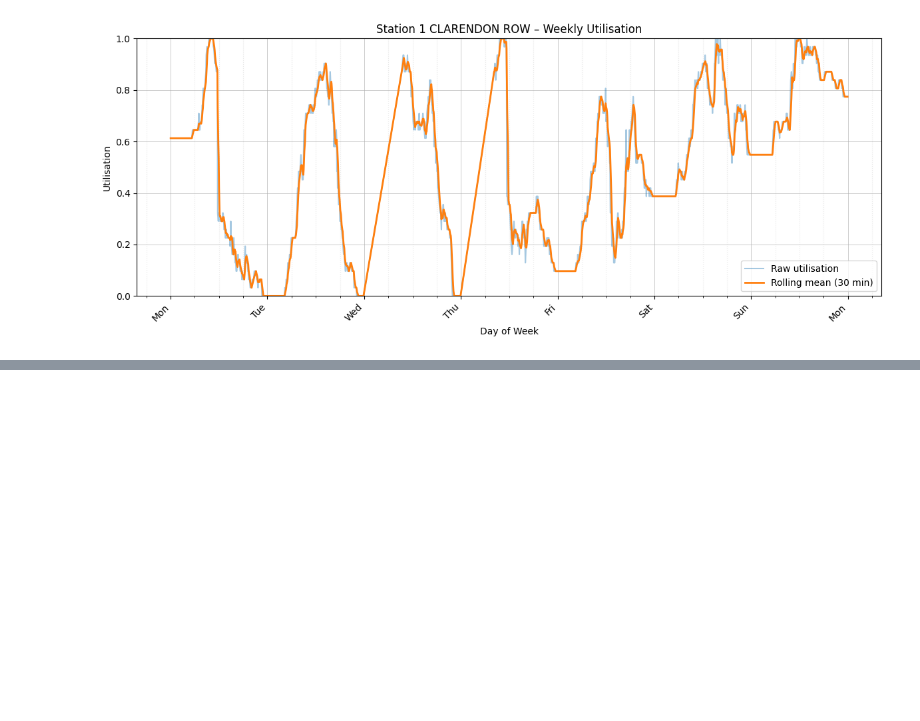
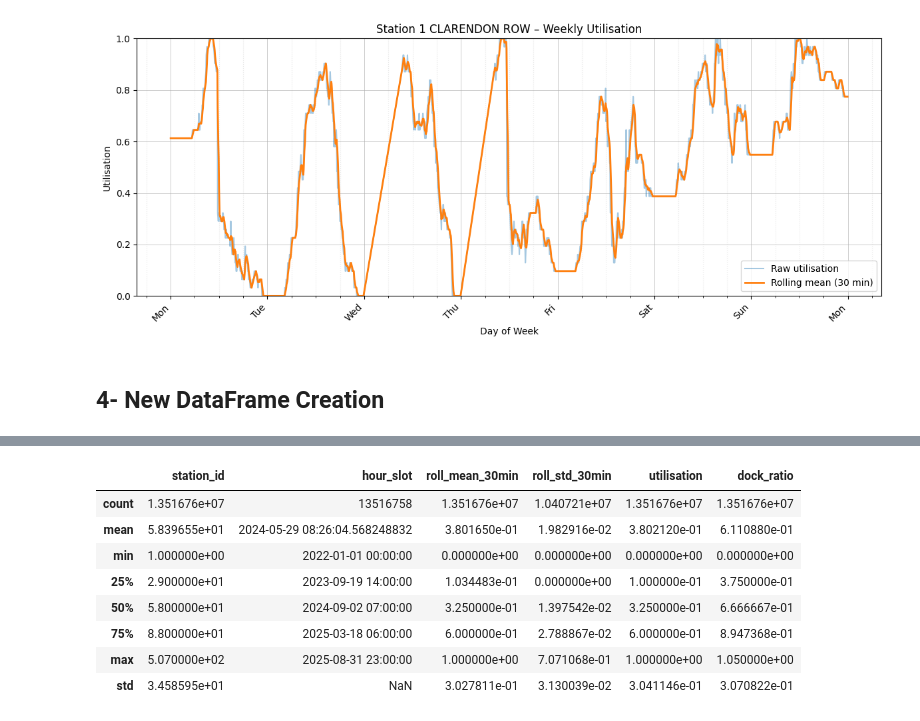
Before and after one commit to tbeliere12/dublin-bikes-availability-prediction, a Jupyter notebook: src/roll_mean.ipynb, the cells around one changed output, grey strips where cells are left out. Cells and saved outputs as stored; diff of their text form; code cells hidden in the pictures; blank space fills up the shorter version.

Commit message:
Feature Engineering DataFrame

```diff
--- a/src/roll_mean.ipynb
+++ b/src/roll_mean.ipynb
@@ -4,7 +4,7 @@
 import pandas as pd
 import matplotlib.pyplot as plt
 
-path = "../data/processed/dublin_bikes_all.csv"
+path = "../../data/processed/dublin_bikes_all.csv"
 df = pd.read_csv(path)
 
 df["last_reported"] = pd.to_datetime(df["last_reported"], errors="coerce")
@@ -47,12 +47,19 @@ df["utilisation"] = df["num_bikes_available"] / df["capacity"]
 df = df.sort_values(["station_id", "last_reported"]).set_index("last_reported")
 
 # Time-based rolling mean per station (drop station_id level to align)
-df["util_roll_30min"] = (
+rolling = (
+    df.groupby("station_id")["utilisation"]
+      .rolling("30min", min_periods=1)
+)
+df["roll_mean_30min"] = rolling.mean().reset_index(level=0, drop=True)
+df["roll_std_30min"]  = rolling.std().reset_index(level=0, drop=True)
+
+'''df["roll_mean_30min"] = (
     df.groupby("station_id")["utilisation"]
       .rolling("30min", min_periods=1)
       .mean()
       .reset_index(level=0, drop=True)   # <-- critical line
-)
+)'''
 
 # Restore last_reported as a column
 df = df.reset_index()
@@ -133,3 +140,33 @@ max                0 days 09:30:00
 Name: last_reported, dtype: object
 CLARENDON ROW
 [figure]
+# %% [markdown]
+## 4- New DataFrame Creation
+# %%
+# Dock ratio: ratio of docks available to capacity
+df["dock_ratio"] = df["num_docks_available"] / df["capacity"]
+
+# Hour slot: 0-23, where 0 is midnight and 23 is 11 PM
+df["hour_slot"] = df["last_reported"].dt.floor("h")
+
+# Days of week: 0-6, where 0 is Monday and 6 is Sunday
+df["days_of_week"] = df["last_reported"].dt.dayofweek
+df["is_weekend"] = df["days_of_week"] >= 5
+df["is_weekday"] = df["days_of_week"] < 5
+
+# Risk: less than 5% of bikes available
+df["risk"] = df["utilisation"] < 0.05
+
+# Antirisk: more than 95% of bikes available
+df["antirisk"] = df["utilisation"] > 0.95
+
+# Features
+feature_cols = ["station_id", "hour_slot", "is_weekend", "is_weekday", "roll_mean_30min", "roll_std_30min", "utilisation", "dock_ratio", "risk", "antirisk"]
+
+
+# Create new DataFrame with features
+df_features = df[feature_cols].copy()
+
+print(df_features.head(20))
+df_features.describe()
+# %% [output]
@@ -135,0 +190,9 @@ CLARENDON ROW
+|  | station_id | hour_slot | roll_mean_30min | roll_std_30min | utilisation | dock_ratio |
+| count | 1.351676e+07 | 13516758 | 1.351676e+07 | 1.040721e+07 | 1.351676e+07 | 1.351676e+07 |
+| mean | 5.839655e+01 | 2024-05-29 08:26:04.568248832 | 3.801650e-01 | 1.982916e-02 | 3.802120e-01 | 6.110880e-01 |
+| min | 1.000000e+00 | 2022-01-01 00:00:00 | 0.000000e+00 | 0.000000e+00 | 0.000000e+00 | 0.000000e+00 |
+| 25% | 2.900000e+01 | 2023-09-19 14:00:00 | 1.034483e-01 | 0.000000e+00 | 1.000000e-01 | 3.750000e-01 |
+| 50% | 5.800000e+01 | 2024-09-02 07:00:00 | 3.250000e-01 | 1.397542e-02 | 3.250000e-01 | 6.666667e-01 |
+| 75% | 8.800000e+01 | 2025-03-18 06:00:00 | 6.000000e-01 | 2.788867e-02 | 6.000000e-01 | 8.947368e-01 |
+| max | 5.070000e+02 | 2025-08-31 23:00:00 | 1.000000e+00 | 7.071068e-01 | 1.000000e+00 | 1.050000e+00 |
+| std | 3.458595e+01 | NaN | 3.027811e-01 | 3.130039e-02 | 3.041146e-01 | 3.070822e-01 |
```
Also changed, not shown: parts of 3 cells of this notebook.
